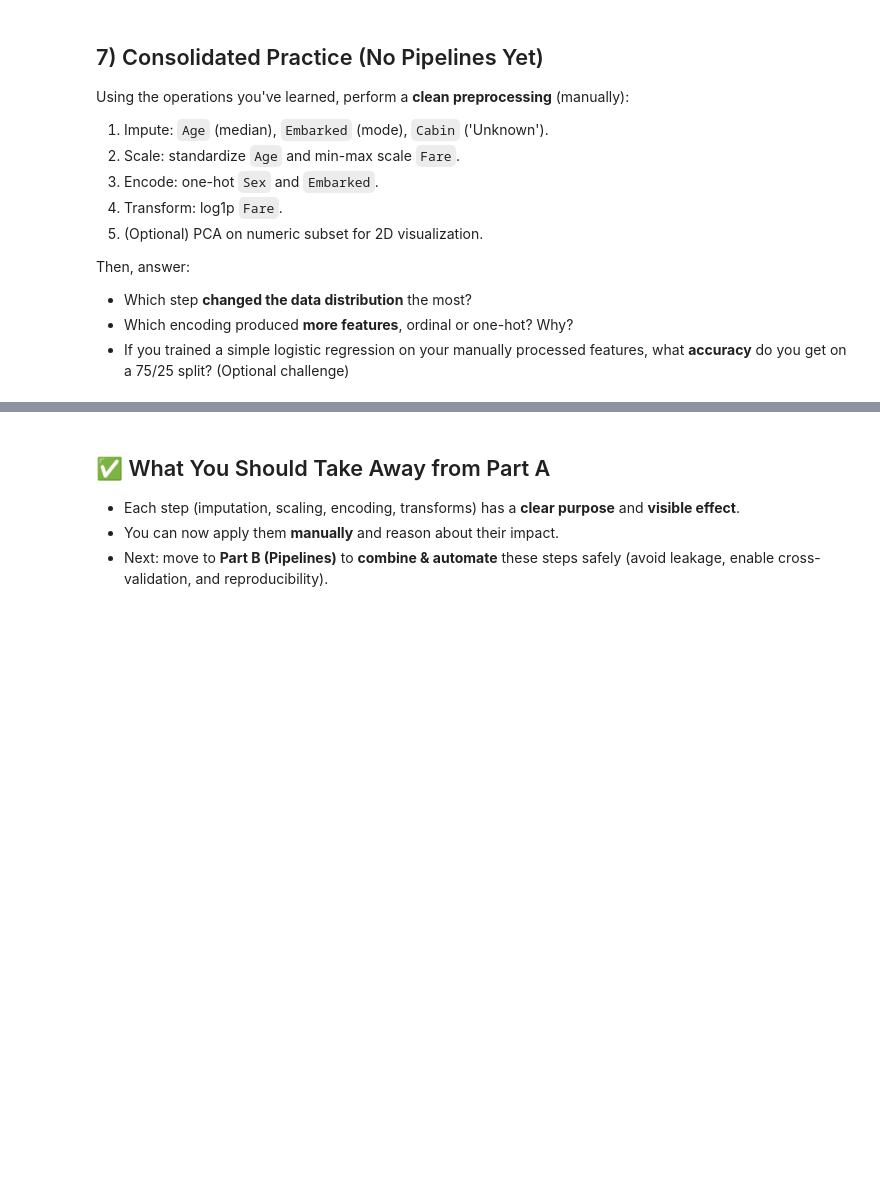
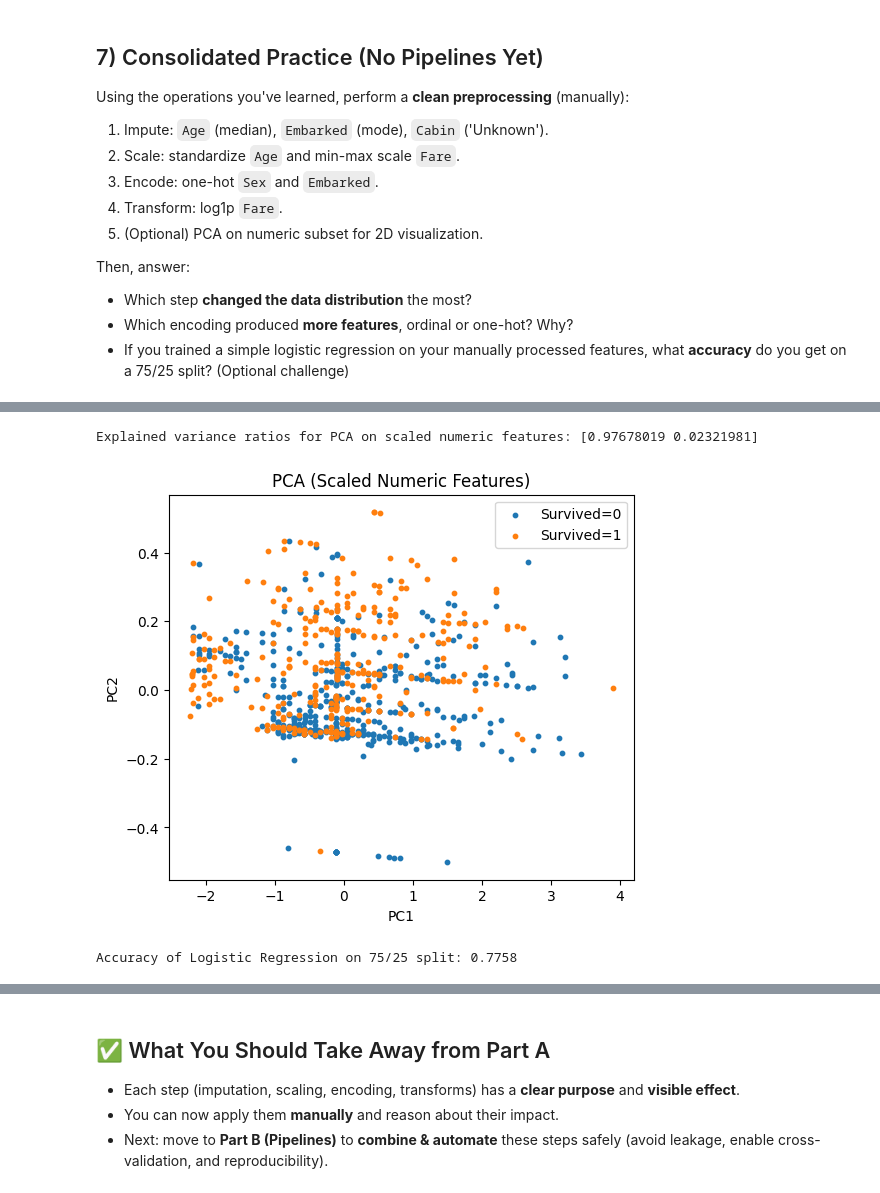
Before and after one commit to suryatejabatchu08/Machine-Learning-Lab, a Jupyter notebook: Lab3_AP23110010549.ipynb, the cells around one changed output, grey strips where cells are left out. Cells and saved outputs as stored; diff of their text form; code cells hidden in the pictures; blank space fills up the shorter version.

```diff
--- a/Lab3_AP23110010549.ipynb
+++ b/Lab3_AP23110010549.ipynb
@@ -409,0 +609,13 @@ Then, answer:
+# %%
+# 4) Transform Fare (log1p) - apply to the original Fare column before scaling, or scaled Fare?
+# It's generally better to apply transformations before scaling. apply to the original Fare column.
+# Re-doing scaling on log-transformed Fare.
+
+df_processed['Fare_log'] = np.log1p(df_processed['Fare'])
+
+# Re-scale the log-transformed Fare
+sc_mm_fare_log = MinMaxScaler()
+df_processed['Fare_log_scaled'] = sc_mm_fare_log.fit_transform(df_processed[['Fare_log']])
+
+print("\nAfter Transformation (log1p on Fare) and Re-scaling:")
+display(df_processed[['Fare', 'Fare_log', 'Fare_log_scaled']].head())
@@ -409,0 +630,53 @@ Then, answer:
+# %%
+# Select features for the model (excluding original categorical, and transformed/scaled versions as needed)
+# We will use the scaled Age and log-scaled Fare, and the one-hot encoded Sex and Embarked.
+features = ['Age_scaled', 'Fare_log_scaled', 'Sex_male', 'Embarked_Q', 'Embarked_S'] # Using one-hot encoded columns and scaled numeric features
+X = df_processed[features]
+y = df_processed['Survived']
+
+# 5) (Optional) PCA on numeric subset for 2D visualization.
+# Let's use the scaled numeric features for PCA visualization.
+numeric_scaled_features = df_processed[['Age_scaled', 'Fare_log_scaled']].dropna()
+
+pca = PCA(n_components=2, random_state=42)
+Z_scaled = pca.fit_transform(numeric_scaled_features)
+
+print("\nExplained variance ratios for PCA on scaled numeric features:", pca.explained_variance_ratio_)
+
+# Plot PCA
+plt.figure(figsize=(6,5))
+if y is not None:
+    # Color by Survived (0/1) on the original y based on the index of the numeric_scaled_features
+    y_pca = y.loc[numeric_scaled_features.index]
+    idx0 = (y_pca.values == 0)
+    idx1 = (y_pca.values == 1)
+    plt.scatter(Z_scaled[idx0,0], Z_scaled[idx0,1], s=10, label='Survived=0')
+    plt.scatter(Z_scaled[idx1,0], Z_scaled[idx1,1], s=10, label='Survived=1')
+    plt.legend()
+else:
+    plt.scatter(Z_scaled[:,0], Z_scaled[:,1], s=10)
+plt.xlabel('PC1'); plt.ylabel('PC2'); plt.title('PCA (Scaled Numeric Features)')
+plt.show()
+# %% [output]
+Explained variance ratios for PCA on scaled numeric features: [0.97678019 0.02321981]
+[figure, added]
+# %%
+# Optional Challenge: Train a simple logistic regression and get accuracy on a 75/25 split
+from sklearn.model_selection import train_test_split
+from sklearn.linear_model import LogisticRegression
+from sklearn.metrics import accuracy_score
+
+# Drop any rows with remaining NaNs (shouldn't be any after imputation of Age and Embarked, but good practice)
+X = X.dropna()
+y = y.loc[X.index] # Ensure y matches the rows of X
+
+X_train, X_test, y_train, y_test = train_test_split(X, y, test_size=0.25, random_state=42)
+
+model = LogisticRegression(random_state=42)
+model.fit(X_train, y_train)
+y_pred = model.predict(X_test)
+
+accuracy = accuracy_score(y_test, y_pred)
+print(f"\nAccuracy of Logistic Regression on 75/25 split: {accuracy:.4f}")
+# %% [output]
+Accuracy of Logistic Regression on 75/25 split: 0.7758
```
Also changed, not shown: parts of 17 cells of this notebook.
